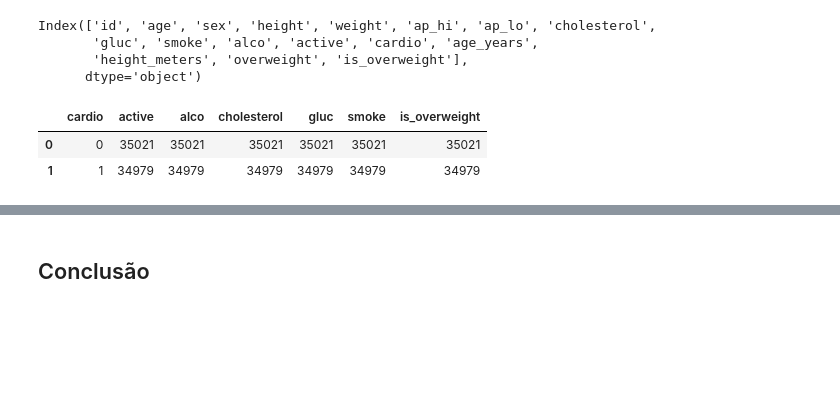
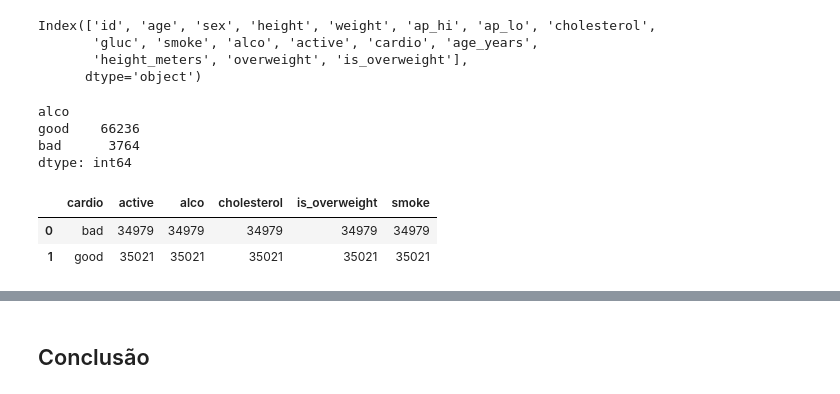
Before and after one commit to FranciniSantana/data-analysis-python-FreeCodeCamp, a Jupyter notebook: Projeto_Medical_Data_Visualizer.ipynb, the cells around one changed output, grey strips where cells are left out. Drawn from its saved outputs; the diff is of its cells as text; code cells hidden in the pictures; blank space fills up the shorter version.

```diff
--- a/Projeto_Medical_Data_Visualizer.ipynb
+++ b/Projeto_Medical_Data_Visualizer.ipynb
@@ -273,10 +273,17 @@ Index(['id', 'age', 'sex', 'height', 'weight', 'ap_hi', 'ap_lo', 'cholesterol',
        'gluc', 'smoke', 'alco', 'active', 'cardio', 'age_years',
        'height_meters', 'overweight', 'is_overweight'],
       dtype='object')
+# %%
+df2[['alco']].value_counts()
+# %% [output]
+alco
+good    66236
+bad      3764
+dtype: int64
 # %%
-df_grouped = df[['cardio','active','alco','cholesterol','gluc','smoke','is_overweight']].groupby('cardio').count().reset_index()
+df_grouped = df2[['cardio','active','alco','cholesterol','is_overweight','smoke', ]].groupby('cardio').count().reset_index()
 df_grouped
 # %% [output]
-|  | cardio | active | alco | cholesterol | gluc | smoke | is_overweight |
-| 0 | 0 | 35021 | 35021 | 35021 | 35021 | 35021 | 35021 |
-| 1 | 1 | 34979 | 34979 | 34979 | 34979 | 34979 | 34979 |
+|  | cardio | active | alco | cholesterol | is_overweight | smoke |
+| 0 | bad | 34979 | 34979 | 34979 | 34979 | 34979 |
+| 1 | good | 35021 | 35021 | 35021 | 35021 | 35021 |
```
Also changed, not shown: parts of 11 cells of this notebook.
